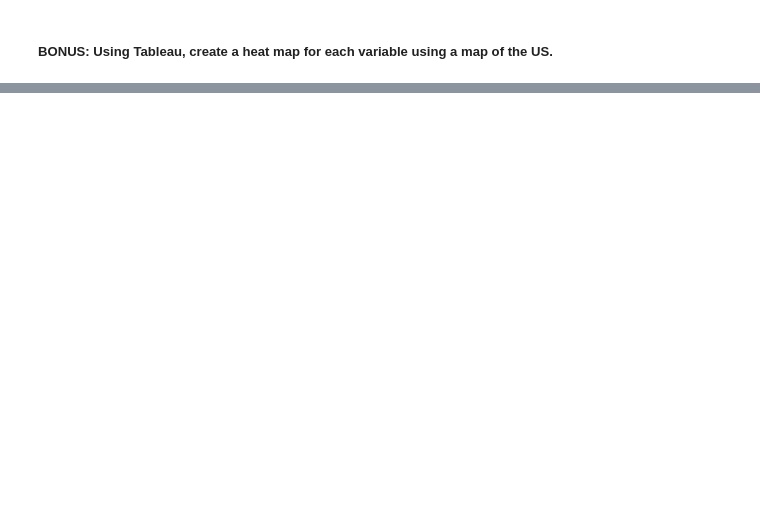
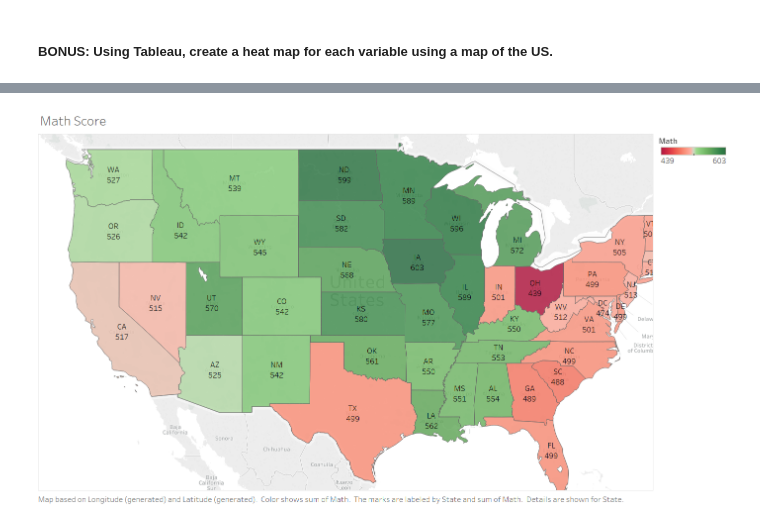
Before and after one commit to SuketuK/project-01, a Jupyter notebook: starter-code/project_1.ipynb, the cells around one changed output, grey strips where cells are left out. Drawn from its saved outputs; the diff is of its cells as text; code cells hidden in the pictures; blank space fills up the shorter version.

```diff
--- a/starter-code/project_1.ipynb
+++ b/starter-code/project_1.ipynb
@@ -235,0 +243,5 @@ plt.scatter(x,y)
+# %%
+from IPython.display import Image
+Image(filename='../assets/Mathscore.png')
+# %% [output]
+[figure, added]
```
Also changed, not shown: parts of 15 cells of this notebook, 3 other files.
